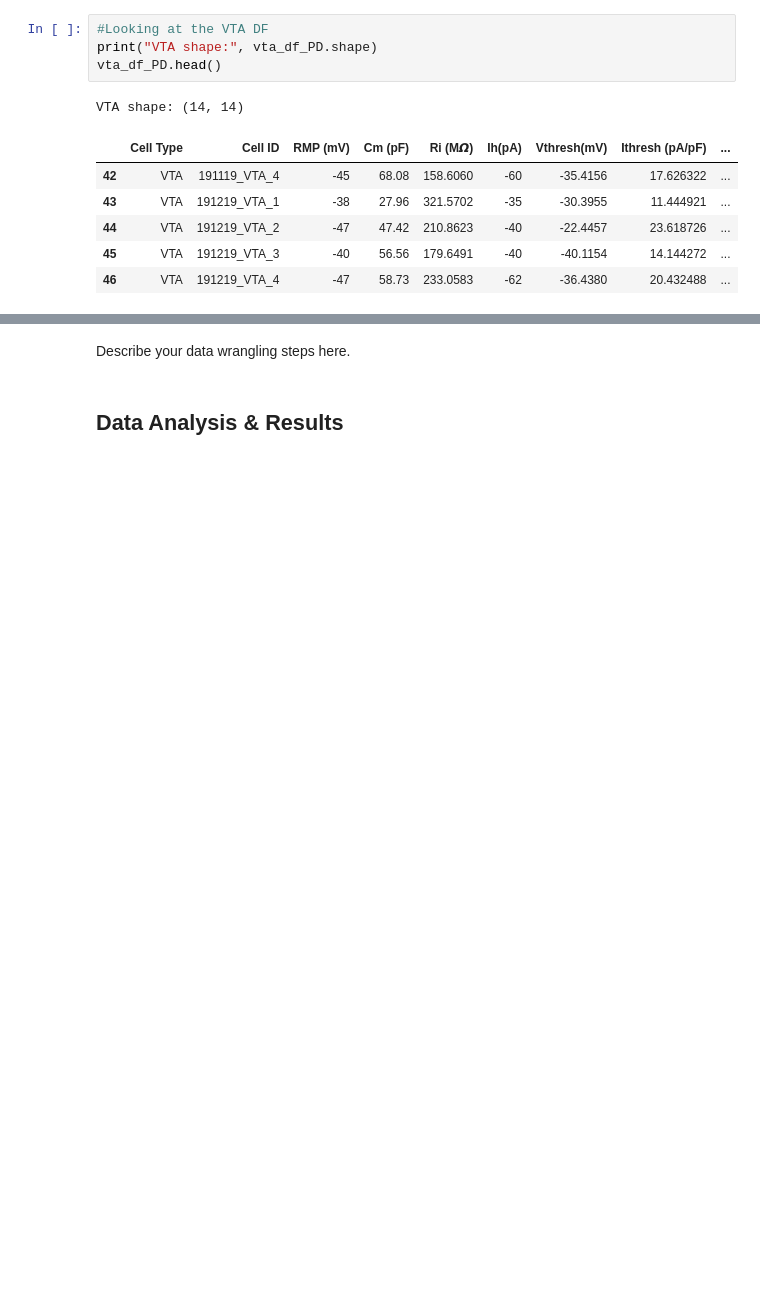
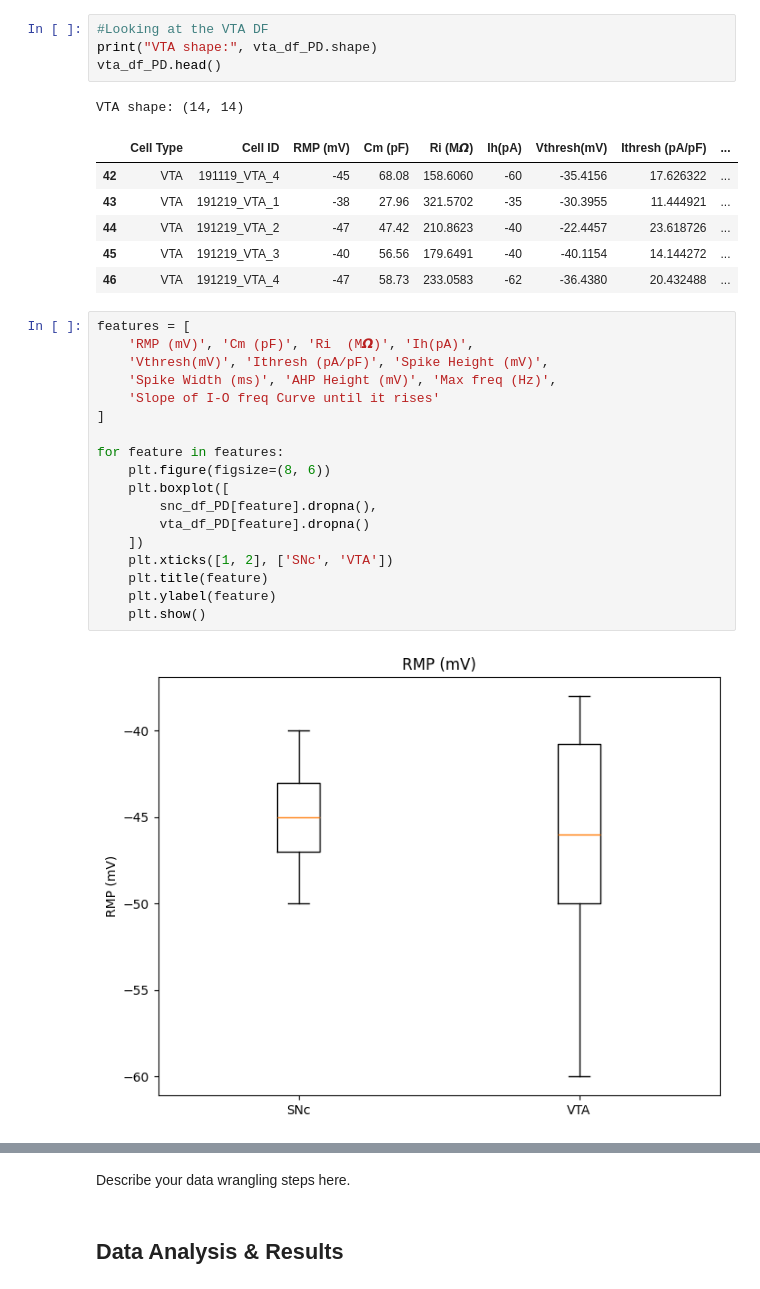
Before and after one commit to bhuynh05/BIPN-162-Group-9, a Jupyter notebook: CellTypesProject_template.ipynb, the cells around one changed output, grey strips where cells are left out. Saved outputs shown, nothing was run; the diff lists cells and outputs as text; blank space fills up the shorter version.

```diff
--- a/CellTypesProject_template.ipynb
+++ b/CellTypesProject_template.ipynb
@@ -213,3 +214,23 @@ VTA shape: (14, 14)
 | 44 | VTA | 191219_VTA_2 | -47 | 47.42 | 210.8623 | -40 | -22.4457 | 23.618726 | ... |
 | 45 | VTA | 191219_VTA_3 | -40 | 56.56 | 179.6491 | -40 | -40.1154 | 14.144272 | ... |
 | 46 | VTA | 191219_VTA_4 | -47 | 58.73 | 233.0583 | -62 | -36.4380 | 20.432488 | ... |
+# %%
+features = [
+    'RMP (mV)', 'Cm (pF)', 'Ri  (M𝞨)', 'Ih(pA)',
+    'Vthresh(mV)', 'Ithresh (pA/pF)', 'Spike Height (mV)',
+    'Spike Width (ms)', 'AHP Height (mV)', 'Max freq (Hz)',
+    'Slope of I-O freq Curve until it rises'
+]
+
+for feature in features:
+    plt.figure(figsize=(8, 6))
+    plt.boxplot([
+        snc_df_PD[feature].dropna(),
+        vta_df_PD[feature].dropna()
+    ])
+    plt.xticks([1, 2], ['SNc', 'VTA'])
+    plt.title(feature)
+    plt.ylabel(feature)
+    plt.show()
+# %% [output]
+[figure, added]
```
Also changed, not shown: parts of 10 cells of this notebook.
